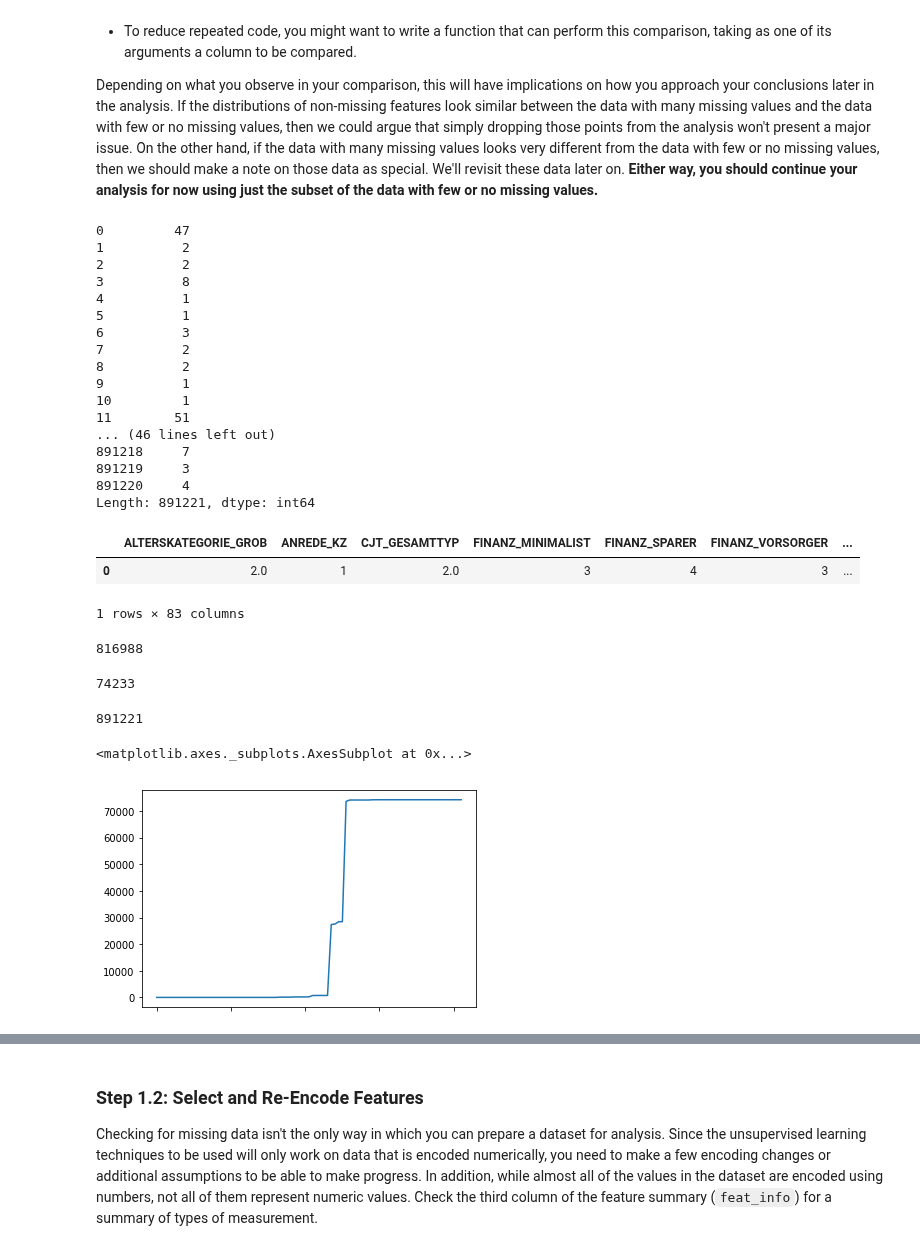
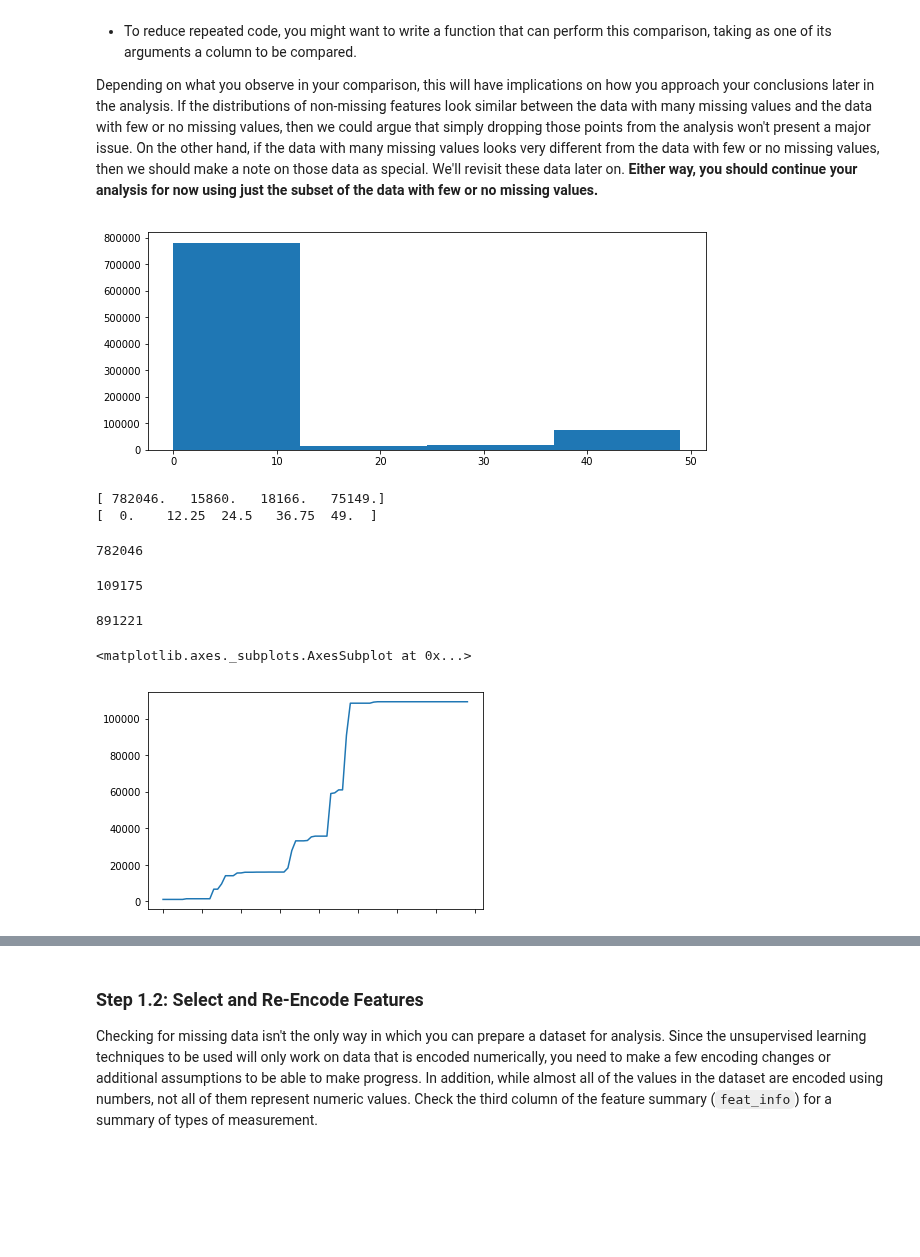
Before and after one commit to maxbogus/IdentifyCustomerSegmentsML, a Jupyter notebook: Identify_Customer_Segments.ipynb, the cells around one changed output, grey strips where cells are left out. Drawn from its saved outputs; the diff is of its cells as text; code cells hidden in the pictures; blank space fills up the shorter version.

```diff
--- a/Identify_Customer_Segments.ipynb
+++ b/Identify_Customer_Segments.ipynb
@@ -185,56 +192,47 @@ In order to know what to do with the outlier rows, we should see if the distribu
 Depending on what you observe in your comparison, this will have implications on how you approach your conclusions later in the analysis. If the distributions of non-missing features look similar between the data with many missing values and the data with few or no missing values, then we could argue that simply dropping those points from the analysis won't present a major issue. On the other hand, if the data with many missing values looks very different from the data with few or no missing values, then we should make a note on those data as special. We'll revisit these data later on. **Either way, you should continue your analysis for now using just the subset of the data with few or no missing values.**
 # %%
 # How much data is missing in each row of the dataset?
-azdias.shape[1] - azdias.count(axis=1)
+missing_row_values = azdias.isnull().sum(axis=1)
+
+missing_values = []
+for i in range(0, len(missing_row_values)):
+    missing_values.append(missing_row_values[i])
+
+plt.figure(figsize=(10,4))
+n, bins, patches = plt.hist(x=missing_values, bins=4)
+plt.show()
 # %% [output]
-0         47
-1          2
-2          2
-3          8
-4          1
-5          1
-6          3
-7          2
-8          2
-9          1
-10         1
-11        51
-... (46 lines left out)
-891218     7
-891219     3
-891220     4
-Length: 891221, dtype: int64
+[figure, added]
-# %%
-azdias.head(1)
-# %% [output]
-|  | ALTERSKATEGORIE_GROB | ANREDE_KZ | CJT_GESAMTTYP | FINANZ_MINIMALIST | FINANZ_SPARER | FINANZ_VORSORGER | ... |
-| 0 | 2.0 | 1 | 2.0 | 3 | 4 | 3 | ... |
-1 rows × 83 columns
+# %%
+print(n)
+print(bins)
+# %% [output]
+[ 782046.   15860.   18166.   75149.]
+[  0.    12.25  24.5   36.75  49.  ]
 # %%
 # Write code to divide the data into two subsets based on the number of missing
 # values in each row.
-less_than_42 = azdias.copy()
-more_than_42 = azdias.copy()
-less_than_42 = less_than_42[less_than_42.isnull().sum(axis=1) < 42]
-more_than_42 = more_than_42[more_than_42.isnull().sum(axis=1) >= 42]
+azdias_copy = azdias.copy()
+less_than_12 = azdias_copy[azdias_copy.isnull().sum(axis=1) <= 12.25]
+more_than_12 = azdias_copy[azdias_copy.isnull().sum(axis=1) > 12.25]
 # %%
-len(less_than_42)
+len(less_than_12)
 # %% [output]
-816988
+782046
 # %%
-len(more_than_42)
+len(more_than_12)
 # %% [output]
-74233
+109175
 # %%
 len(azdias)
 # %% [output]
 891221
 # %%
-count_more = more_than_42.count()
+count_more = more_than_12.count()
 count_more.sort_values(ascending=True).plot()
 # %% [output]
 <matplotlib.axes._subplots.AxesSubplot at 0x...>
-[figure, old version]
+[figure, new version]
 # %%
 # Compare the distribution of values for at least five columns where there are
 # no or few missing values, between the two subsets.
```
Also changed, not shown: parts of 37 cells of this notebook.
